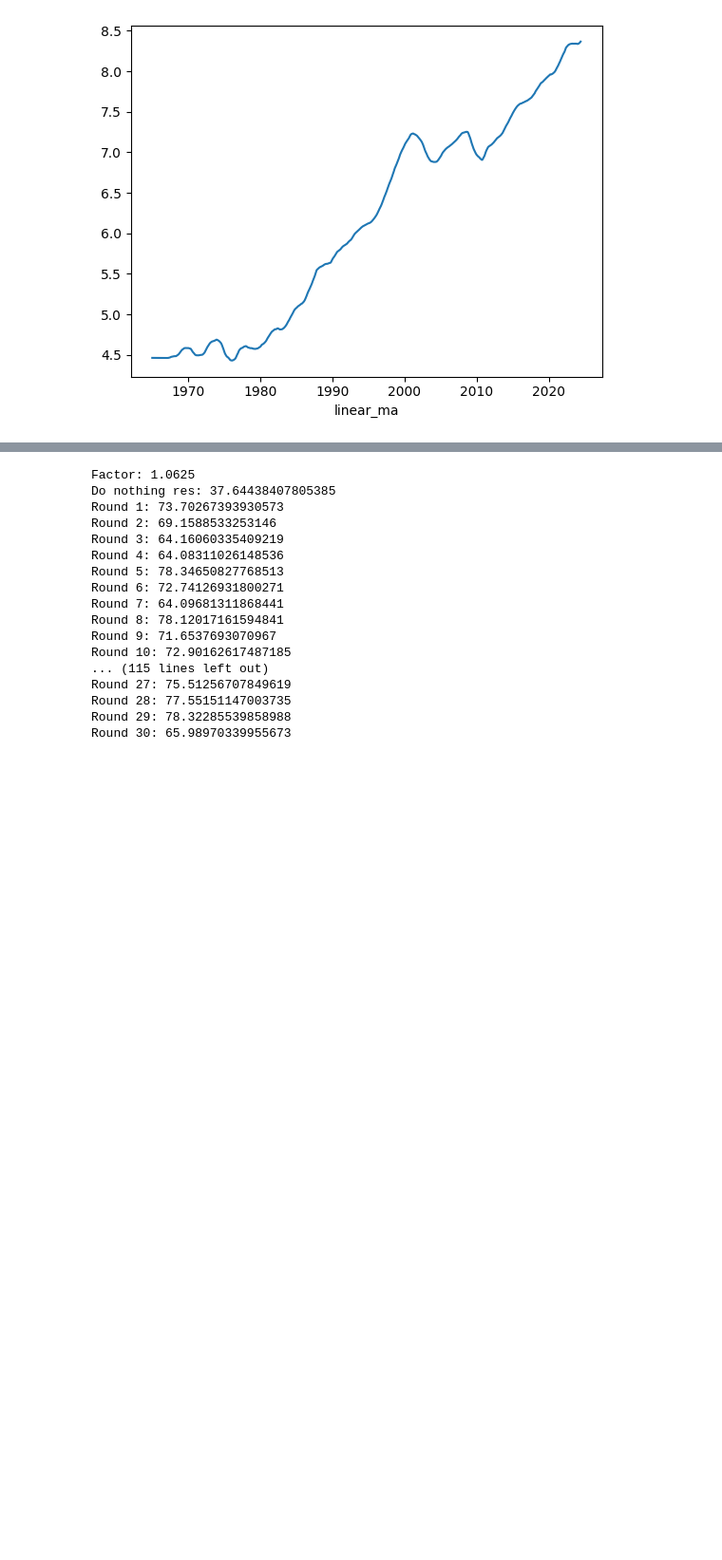
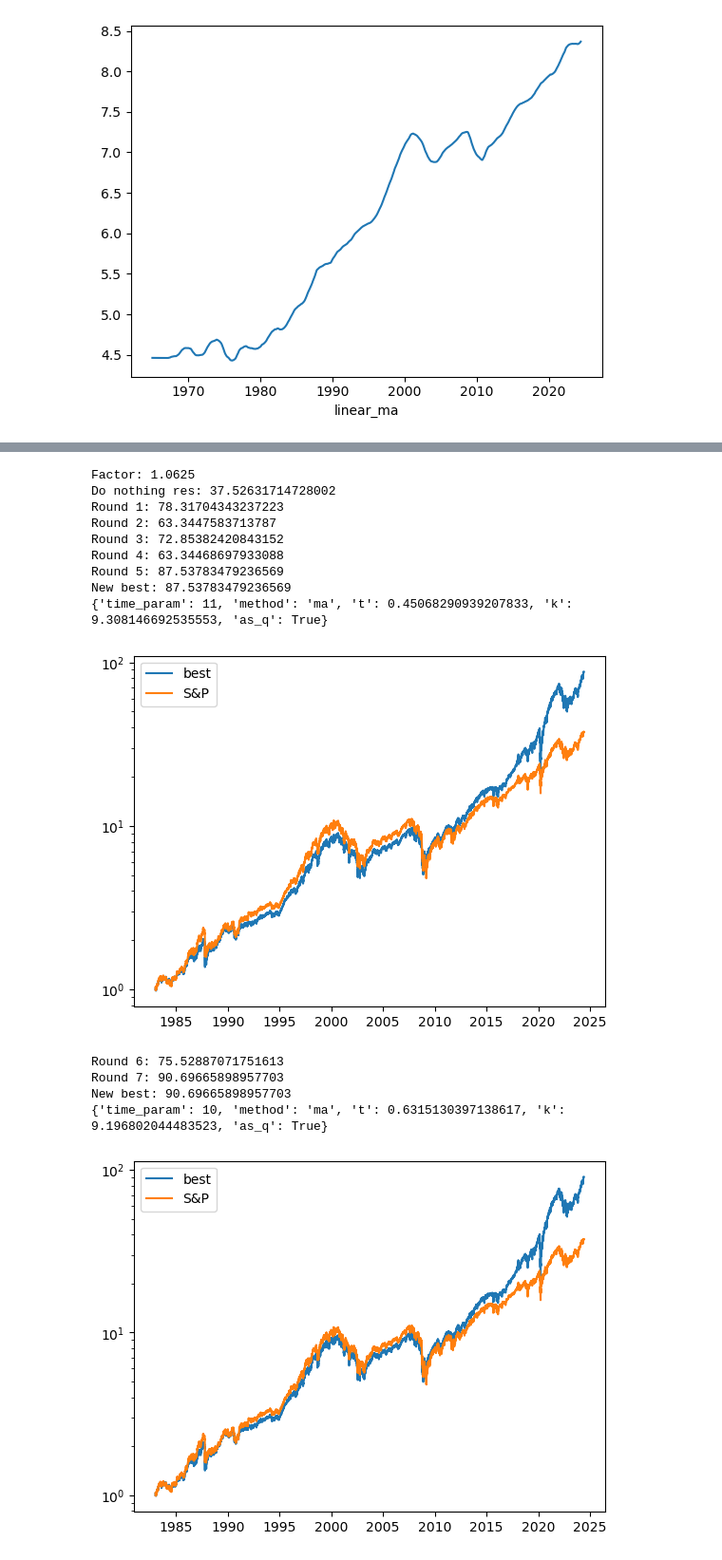
Before and after one commit to damiansp/marketModeling, a Jupyter notebook: notebooks/amt_inout_optimizer.py.ipynb, the cells around one changed output, grey strips where cells are left out. Shown at 95% size. Saved outputs shown, nothing was run; the diff lists cells and outputs as text; code cells hidden in the pictures; blank space fills up the shorter version.

```diff
--- a/notebooks/amt_inout_optimizer.py.ipynb
+++ b/notebooks/amt_inout_optimizer.py.ipynb
@@ -255,32 +277,30 @@ Round 100: 54.5192917752212
 # %%
 # initially [1/4, 1/2, 1, 2]
 for w in [16, 32, 64, 128]:  # bigger w -> smaller factor -> smaller changes
     factor = 1 + (1/w)
     print('Factor:', factor)
     best_out, params_out = run_simulation(
         df.copy(),
-        iters=30,
+        iters=25,
         current_best=best_out,
         best_params=params_out,
         param_select='tweak',
         factor=factor,  # closer to 1: small changes; bigger: bigger
         numeric_only=True)
     print()
 # %% [output]
 Factor: 1.0625
-Do nothing res: 37.64438407805385
-Round 1: 73.70267393930573
-Round 2: 69.1588533253146
-Round 3: 64.16060335409219
-Round 4: 64.08311026148536
-Round 5: 78.34650827768513
-Round 6: 72.74126931800271
-Round 7: 64.09681311868441
-Round 8: 78.12017161594841
-Round 9: 71.6537693070967
-Round 10: 72.90162617487185
-... (115 lines left out)
-Round 27: 75.51256707849619
-Round 28: 77.55151147003735
-Round 29: 78.32285539858988
-Round 30: 65.98970339955673
+Do nothing res: 37.52631714728002
+Round 1: 78.31704343237223
+Round 2: 63.3447583713787
+Round 3: 72.85382420843152
+Round 4: 63.34468697933088
+Round 5: 87.53783479236569
+New best: 87.53783479236569
+{'time_param': 11, 'method': 'ma', 't': 0.45068290939207833, 'k': 9.308146692535553, 'as_q': True}
+[figure, added]
+Round 6: 75.52887071751613
+Round 7: 90.69665898957703
+New best: 90.69665898957703
+{'time_param': 10, 'method': 'ma', 't': 0.6315130397138617, 'k': 9.196802044483523, 'as_q': True}
+[figure, added]
```
Also changed, not shown: parts of 12 cells of this notebook, 12 other files.
